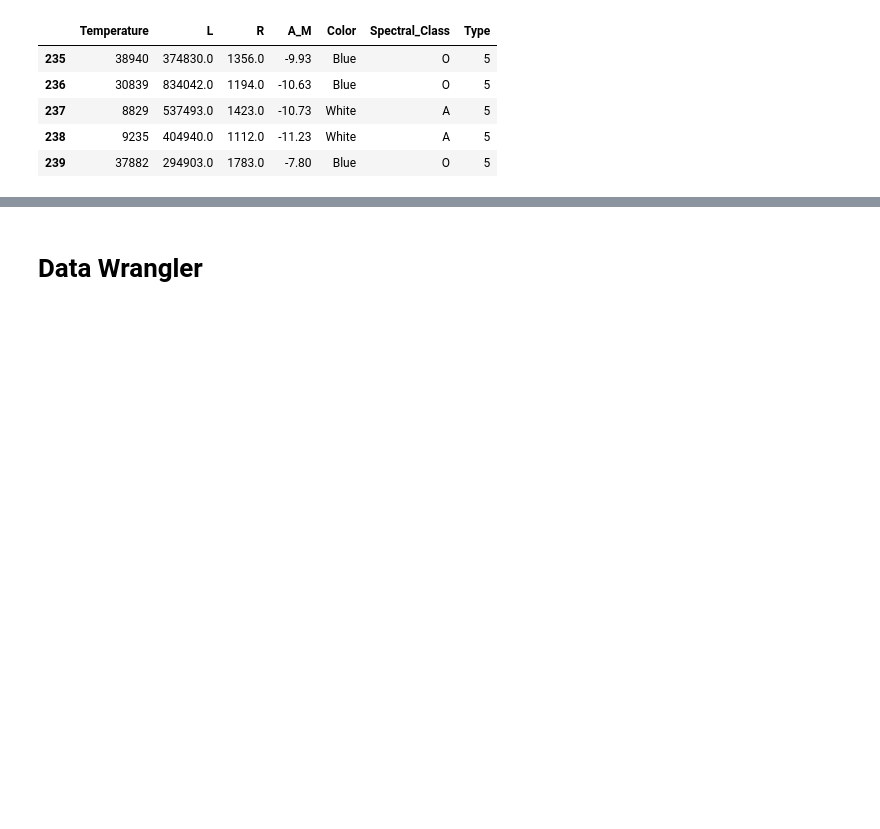
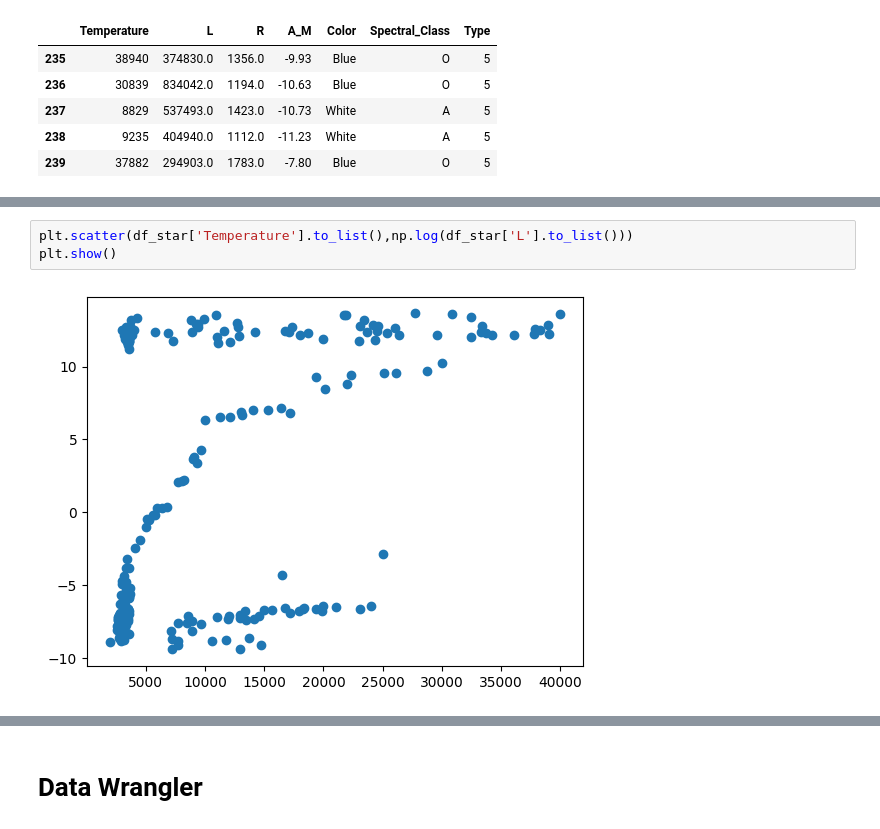
Before and after one commit to nardao666/star_classification, a Jupyter notebook: star_classification.ipynb, the cells around one changed output, grey strips where cells are left out. Saved outputs shown, nothing was run; the diff lists cells and outputs as text; blank space fills up the shorter version.

```diff
--- a/star_classification.ipynb
+++ b/star_classification.ipynb
@@ -36,0 +65,5 @@ df_star.tail()
+# %%
+plt.scatter(df_star['Temperature'].to_list(),np.log(df_star['L'].to_list()))
+plt.show()
+# %% [output]
+[figure, added]
```
Also changed, not shown: parts of 37 cells of this notebook.
